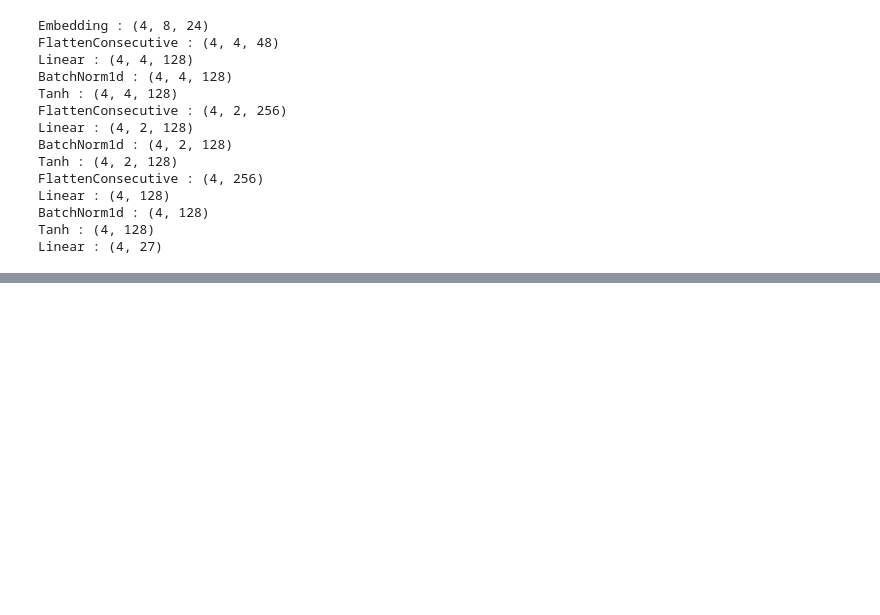
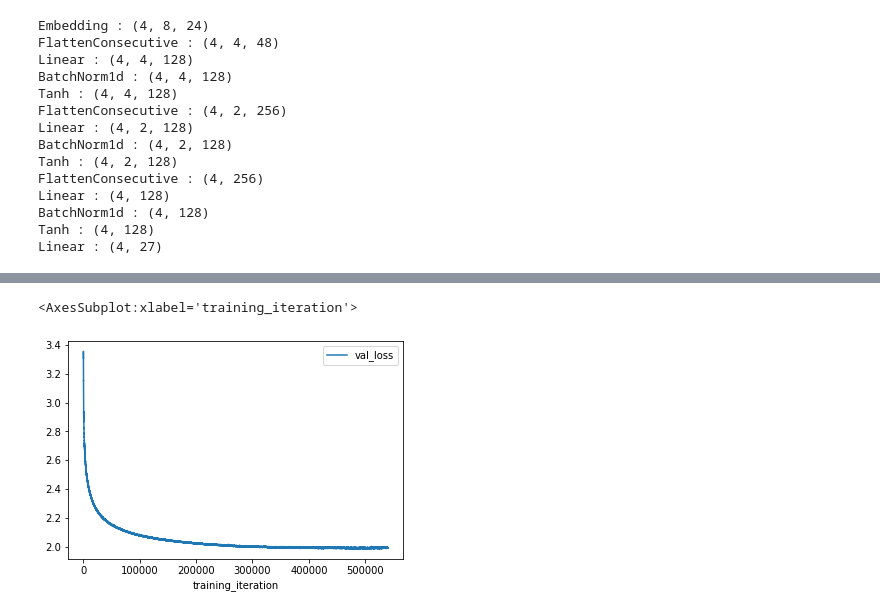
Before and after one commit to anubhavmaity/NeuralNetworks-Zero-To-Hero, a Jupyter notebook: nbs/exercises/05_wavenet_exercise.ipynb, the cells around one changed output, grey strips where cells are left out. Saved outputs shown, nothing was run; the diff lists cells and outputs as text; code cells hidden in the pictures; blank space fills up the shorter version.

```diff
--- a/nbs/exercises/05_wavenet_exercise.ipynb
+++ b/nbs/exercises/05_wavenet_exercise.ipynb
@@ -293,0 +524,3 @@ test 2.2992160320281982
+# %%
+experiment_path = f"ray_results/train_2023-03-19_17-02-06"
+print(f"Loading results from {experiment_path}...")
@@ -293,0 +529,3 @@ test 2.2992160320281982
+# %%
+restored_tuner = tune.Tuner.restore(experiment_path)
+result_grid = restored_tuner.get_results()
@@ -293,0 +546,2 @@ test 2.2992160320281982
+# %%
+best_result: Result = result_grid.get_best_result()
@@ -293,0 +582,5 @@ test 2.2992160320281982
+# %%
+best_result.metrics_dataframe.plot("training_iteration", "val_loss")
+# %% [output]
+<AxesSubplot:xlabel='training_iteration'>
+[figure, added]
```
Also changed, not shown: parts of 58 cells of this notebook.
